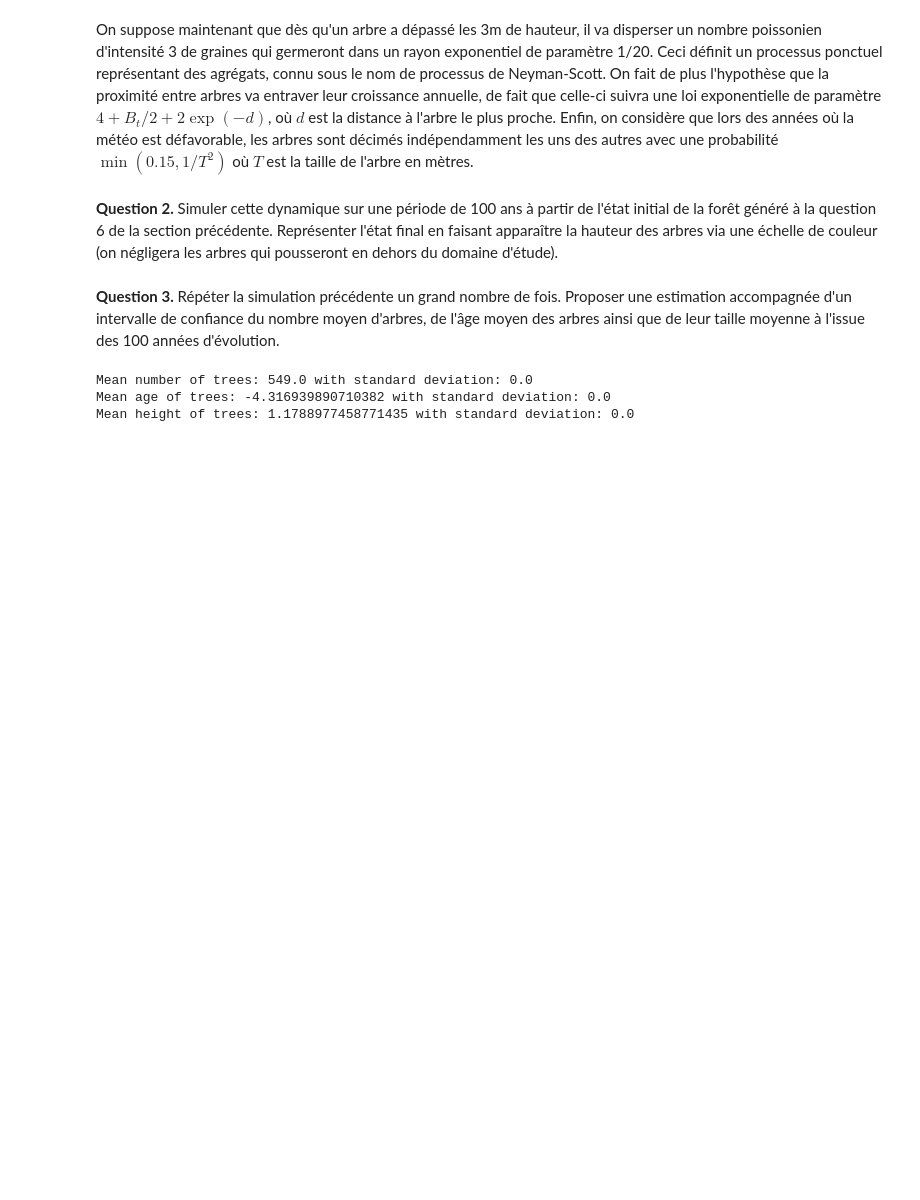
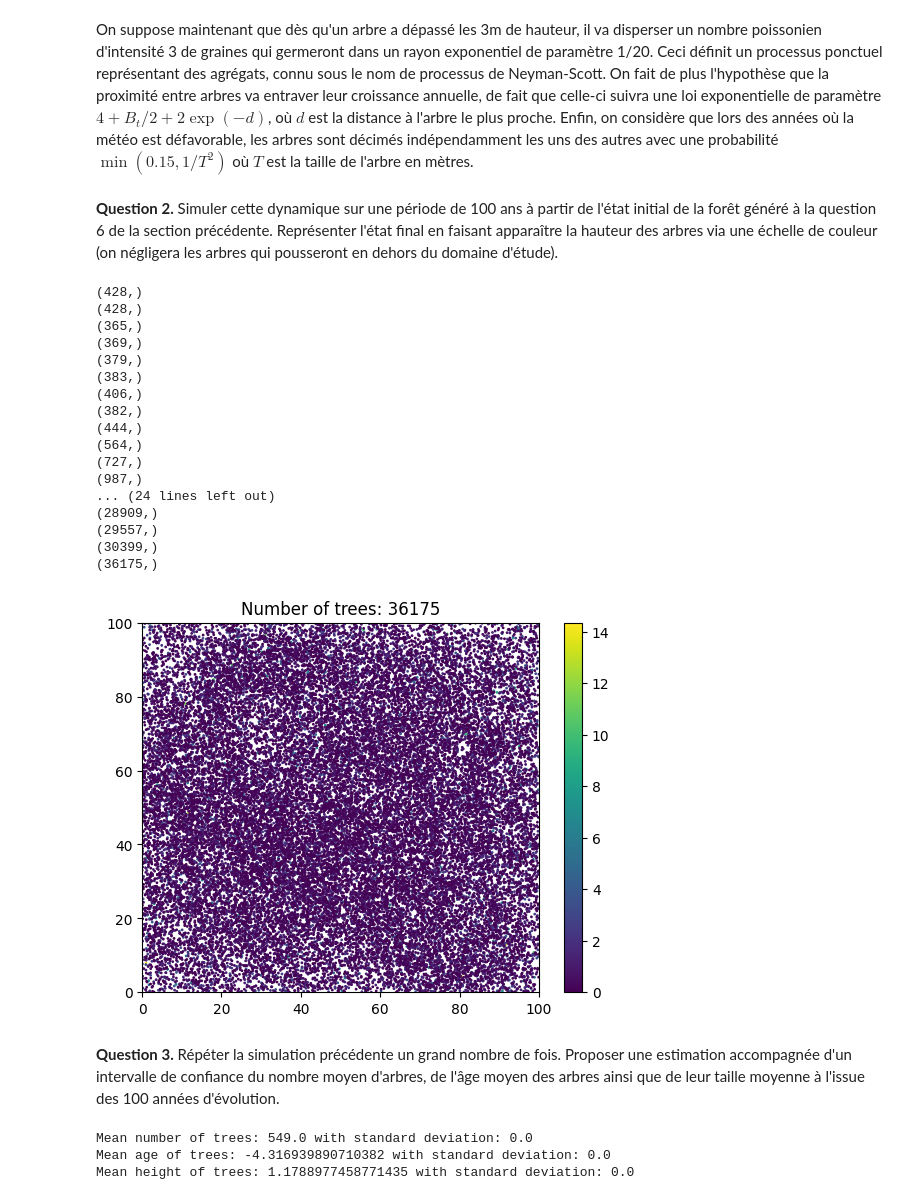
Before and after one commit to bonbonblond/Projet-info, a Jupyter notebook: Proba/Projet Probabilités.ipynb, the cells around one changed output. Cells and saved outputs as stored; diff of their text form; code cells hidden in the pictures; blank space fills up the shorter version.

```diff
--- a/Proba/Projet Probabilités.ipynb
+++ b/Proba/Projet Probabilités.ipynb
@@ -504,11 +504,7 @@ def computeMinDist(X):
     n = np.shape(X)[0]
     dist = np.zeros(n)
     for i in range(n):
-        X_prive_de_i = X.tolist()
-        del X_prive_de_i[i]
-        X_prive_de_i = np.array(X_prive_de_i)
-        X_i = (n-1)*[X[i, :2]]
-        dist[i] = np.min(np.linalg.norm(X_prive_de_i[:, :2] - X_i))
+        dist[i] = np.min(np.linalg.norm(np.delete(X, i, axis=0) - X[i], axis=1))
     return dist
 
 
@@ -562,7 +558,7 @@ def simForest(nbyears, lam, param, pmax):
         for tree in X[mature]:
             N = np.random.poisson(lam)
             # rayon exponentiel
-            new_trees_r = np.random.exponential(param, (N, 1))
+            new_trees_r = np.random.exponential(1/param, (N, 1))
             # angle uniforme
             new_trees_theta = np.random.uniform(0, 2 * np.pi, (N, 1))
             # on convertit en coordonnées cartésiennes et on ajoute la position du parent
@@ -587,30 +583,51 @@ def simForest(nbyears, lam, param, pmax):
         h = h[delete]
         X = X[delete]
 
+        print(np.shape(h))
+
     return X, h
 # %%
 ## Intensity of the offsprings
 lam = 3
 
 ## Parameter of the radius
 param = 1 / 20
 
 ## Maximal probability of decimation
 pmax = 0.15
 
 ## Number of years
-nbyears = 100
+nbyears = 40
 
 ## Generate simulation
 X, h = simForest(nbyears, lam, param, pmax)
 
 ## Plot
 plt.scatter(X[:, 0], X[:, 1], c=h, s=1)
 plt.xlim(0, 100)
 plt.ylim(0, 100)
 plt.colorbar()
 plt.title("Number of trees: " + str(X.shape[0]))
 plt.show()
+# %% [output]
+(428,)
+(428,)
+(365,)
+(369,)
+(379,)
+(383,)
+(406,)
+(382,)
+(444,)
+(564,)
+(727,)
+(987,)
+... (24 lines left out)
+(28909,)
+(29557,)
+(30399,)
+(36175,)
+[figure, added]
 # %% [markdown]
 
 **Question 3.** Répéter la simulation précédente un grand nombre de fois. Proposer une estimation accompagnée d'un intervalle de confiance du nombre moyen d'arbres, de l'âge moyen des arbres ainsi que de leur taille moyenne à l'issue des 100 années d'évolution.
```
Also changed, not shown: parts of 1 cell of this notebook, 1 other file.
